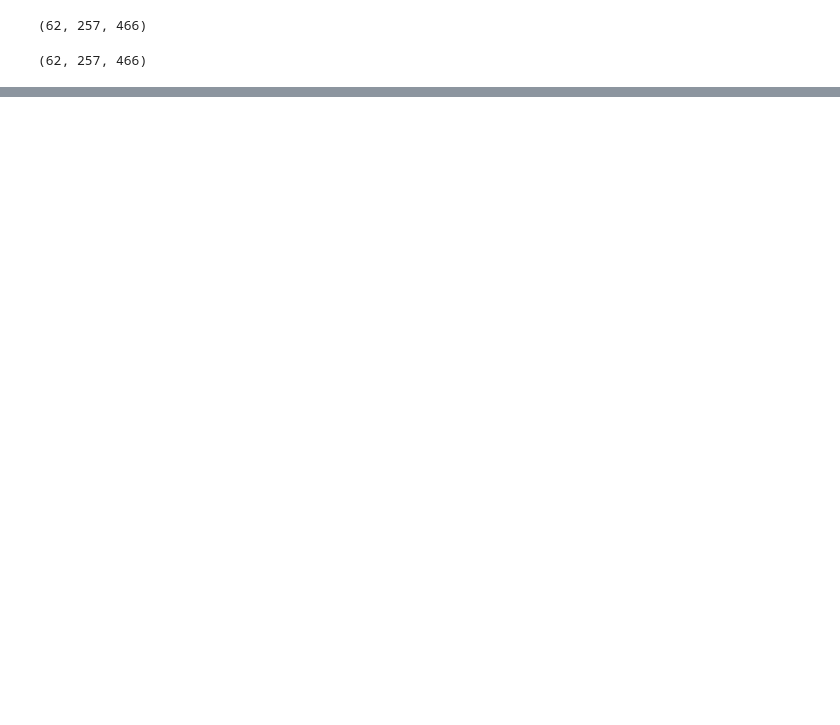
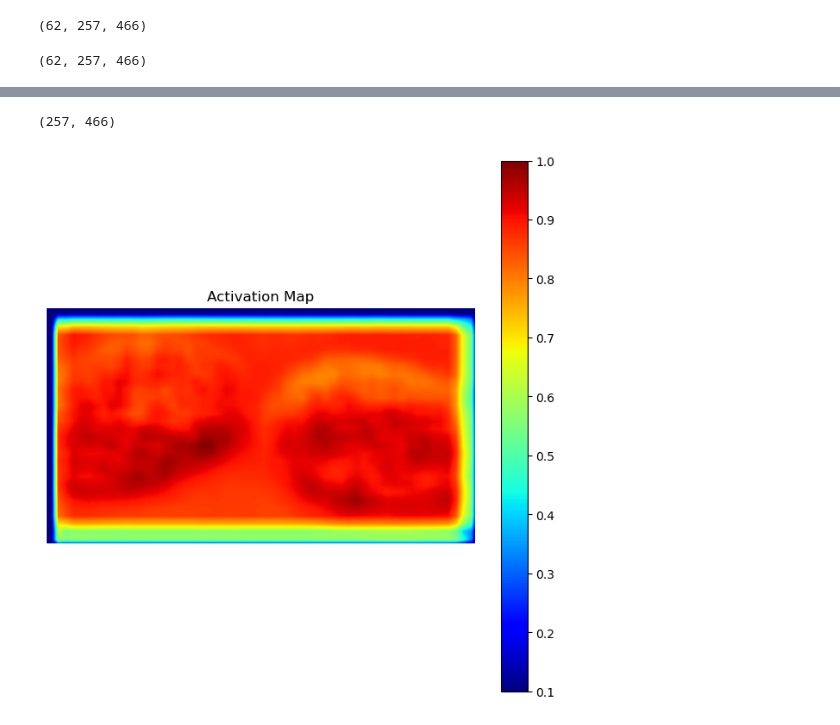
Before and after one commit to peterhpark/neuroclear, a Jupyter notebook: jupyter_notebook/torchIO_patch_inference.ipynb, the cells around one changed output, grey strips where cells are left out. Cells and saved outputs as stored; diff of their text form; code cells hidden in the pictures; blank space fills up the shorter version.

```diff
--- a/jupyter_notebook/torchIO_patch_inference.ipynb
+++ b/jupyter_notebook/torchIO_patch_inference.ipynb
@@ -255,0 +309,4 @@ output_np.shape
+# %%
+# Perform a forward pass
+input_tensor = torch.unsqueeze(mip_xy_depth_tensor.cuda(), dim=0)
+print (input_tensor.shape)
@@ -255,0 +315,22 @@ output_np.shape
+# %%
+from torchcam.methods import GradCAM
+from torchcam.utils import overlay_mask
+import numpy as np
+import matplotlib.pyplot as plt
+
+# Identify the second last convolutional layer
+target_layer = model.model[-1]  # Change this if using a different architecture
+
+# Initialize Grad-CAM
+cam_extractor = GradCAM(model, target_layer=target_layer)
+
+
+output = model(input_tensor)
+predicted_class = 0  # Set to 0 since the model's output has only one class
+
+# Compute Grad-CAM heatmap
+activation_map = cam_extractor(predicted_class, output)
+
+# Normalize the heatmap
+activation_map = activation_map[0].cpu().detach().numpy()
+activation_map = (activation_map - activation_map.min()) / (activation_map.max() - activation_map.min())
@@ -255,0 +350,15 @@ output_np.shape
+# %%
+from skimage.transform import resize
+
+activation_map_img = activation_map.squeeze()
+activation_map_img_resized = resize(activation_map_img, mip_xy_depth.shape, mode='constant')
+print (activation_map_img_resized.shape)
+plt.figure(figsize=(8, 8))
+plt.imshow(activation_map_img_resized, cmap='jet', vmin=0.1, vmax=1.0)
+plt.colorbar()
+plt.title('Activation Map')
+plt.axis('off')
+plt.show()
+# %% [output]
+(257, 466)
+[figure, added]
```
Also changed, not shown: parts of 21 cells of this notebook, 13 other files.
